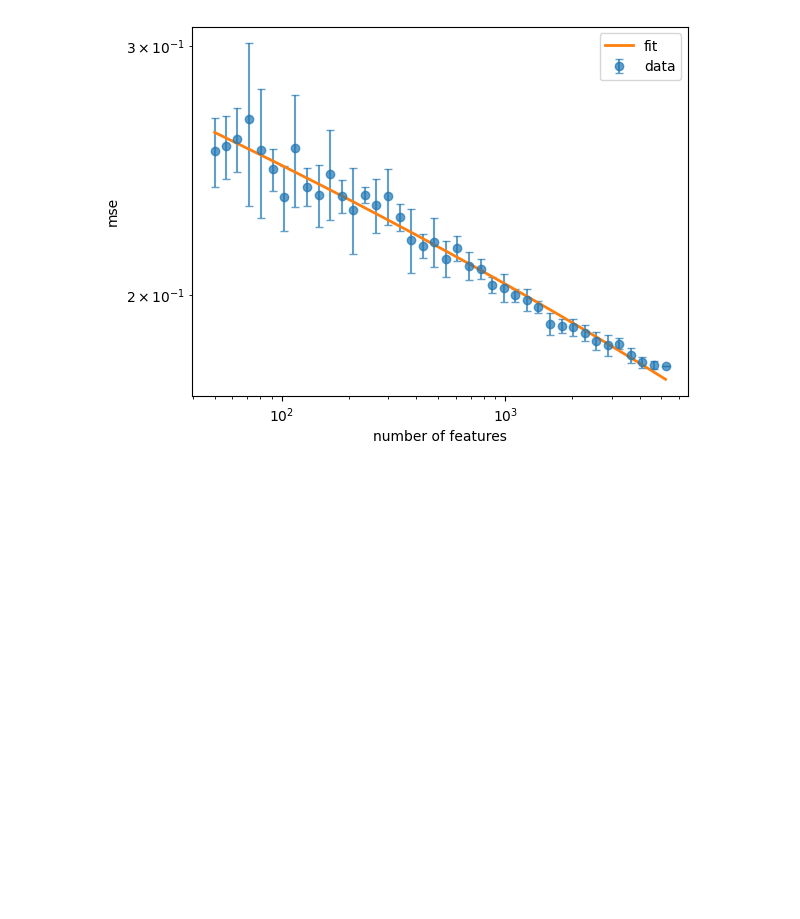
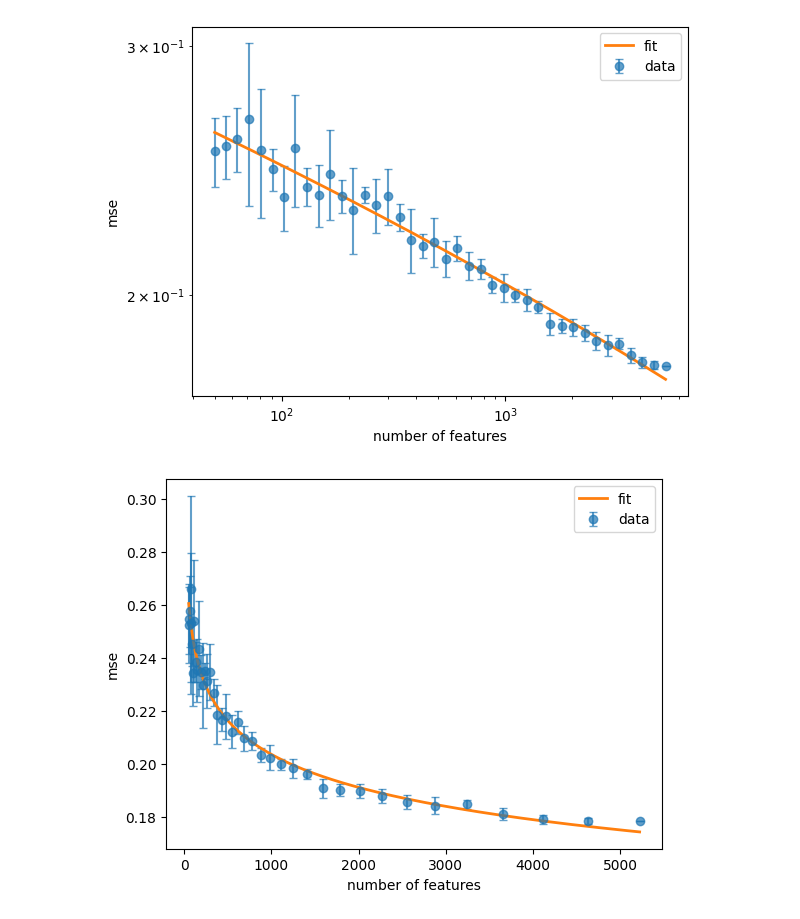
Before and after one commit to OxfordDemSci/aleatoric-luck, a Jupyter notebook: notebooks/xgboost_sample_size.ipynb, the cells around one changed output. Drawn from its saved outputs; the diff is of its cells as text; code cells hidden in the pictures; blank space fills up the shorter version.

```diff
--- a/notebooks/xgboost_sample_size.ipynb
+++ b/notebooks/xgboost_sample_size.ipynb
@@ -120,3 +120,31 @@ plt.legend()
 plt.show()
 # %% [output]
 [figure]
+# %%
+
+n_smooth = np.linspace(min(k), max(k), 200)
+
+
+plt.errorbar(
+    k,
+    mse,
+    yerr=std,
+    fmt='o',
+    capsize=3,
+    alpha=0.7,
+    label="data"
+)
+
+plt.plot(
+    n_smooth,
+    power_law(n_smooth, *params),
+    lw=2,
+    label="fit"
+)
+
+plt.xlabel("number of features")
+plt.ylabel("mse")
+plt.legend()
+plt.show()
+# %% [output]
+[figure, added]
```
Also changed, not shown: 1 other file.
